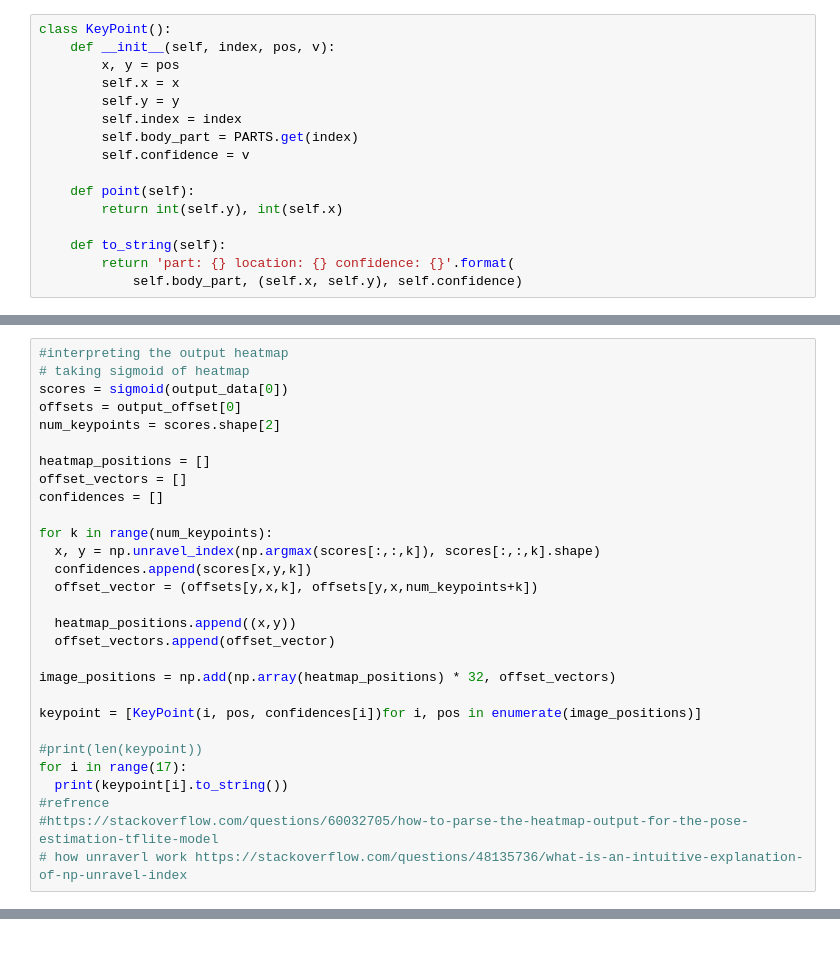
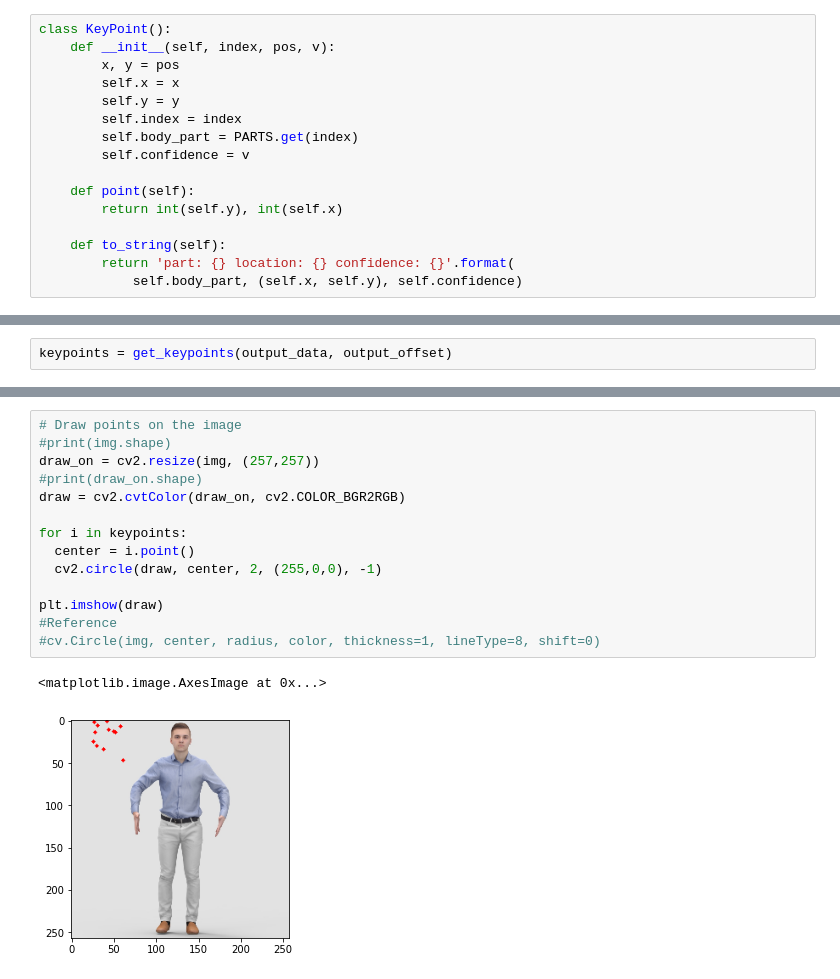
Before and after one commit to mohamedsayed18/Pose_estimation, a Jupyter notebook: TFlite.ipynb, the cells around one changed output, grey strips where cells are left out. Drawn from its saved outputs; the diff is of its cells as text; blank space fills up the shorter version.

Commit message:
Interpreting output, drawing on the image

```diff
--- a/TFlite.ipynb
+++ b/TFlite.ipynb
@@ -103,29 +118,0 @@ def get_keypoints(heatmaps, offsets, output_stride=32):
-# %%
-#interpreting the output heatmap
-# taking sigmoid of heatmap
-scores = sigmoid(output_data[0])
-offsets = output_offset[0]
-num_keypoints = scores.shape[2]
-
-heatmap_positions = []
-offset_vectors = []
-confidences = []
-
-for k in range(num_keypoints):
-  x, y = np.unravel_index(np.argmax(scores[:,:,k]), scores[:,:,k].shape)
-  confidences.append(scores[x,y,k])
-  offset_vector = (offsets[y,x,k], offsets[y,x,num_keypoints+k])
-
-  heatmap_positions.append((x,y))
-  offset_vectors.append(offset_vector)
-
-image_positions = np.add(np.array(heatmap_positions) * 32, offset_vectors)
-
-keypoint = [KeyPoint(i, pos, confidences[i])for i, pos in enumerate(image_positions)]
-
-#print(len(keypoint))
-for i in range(17):
-  print(keypoint[i].to_string())
-#refrence
-#https://stackoverflow.com/questions/60032705/how-to-parse-the-heatmap-output-for-the-pose-estimation-tflite-model
-# how unraverl work https://stackoverflow.com/questions/48135736/what-is-an-intuitive-explanation-of-np-unravel-index
@@ -149,0 +119,2 @@ part: RIGHT_ANKLE location: (256.0120628476143, 130.93684101104736) confidence:
+# %%
+keypoints = get_keypoints(output_data, output_offset)
@@ -149,0 +139,17 @@ part: RIGHT_ANKLE location: (256.0120628476143, 130.93684101104736) confidence:
+# %%
+# Draw points on the image
+#print(img.shape)
+draw_on = cv2.resize(img, (257,257))
+#print(draw_on.shape)
+draw = cv2.cvtColor(draw_on, cv2.COLOR_BGR2RGB)
+
+for i in keypoints:
+  center = i.point()
+  cv2.circle(draw, center, 2, (255,0,0), -1)
+
+plt.imshow(draw)
+#Reference
+#cv.Circle(img, center, radius, color, thickness=1, lineType=8, shift=0)
+# %% [output]
+<matplotlib.image.AxesImage at 0x...>
+[figure, added]
```
Also changed, not shown: parts of 10 cells of this notebook.
